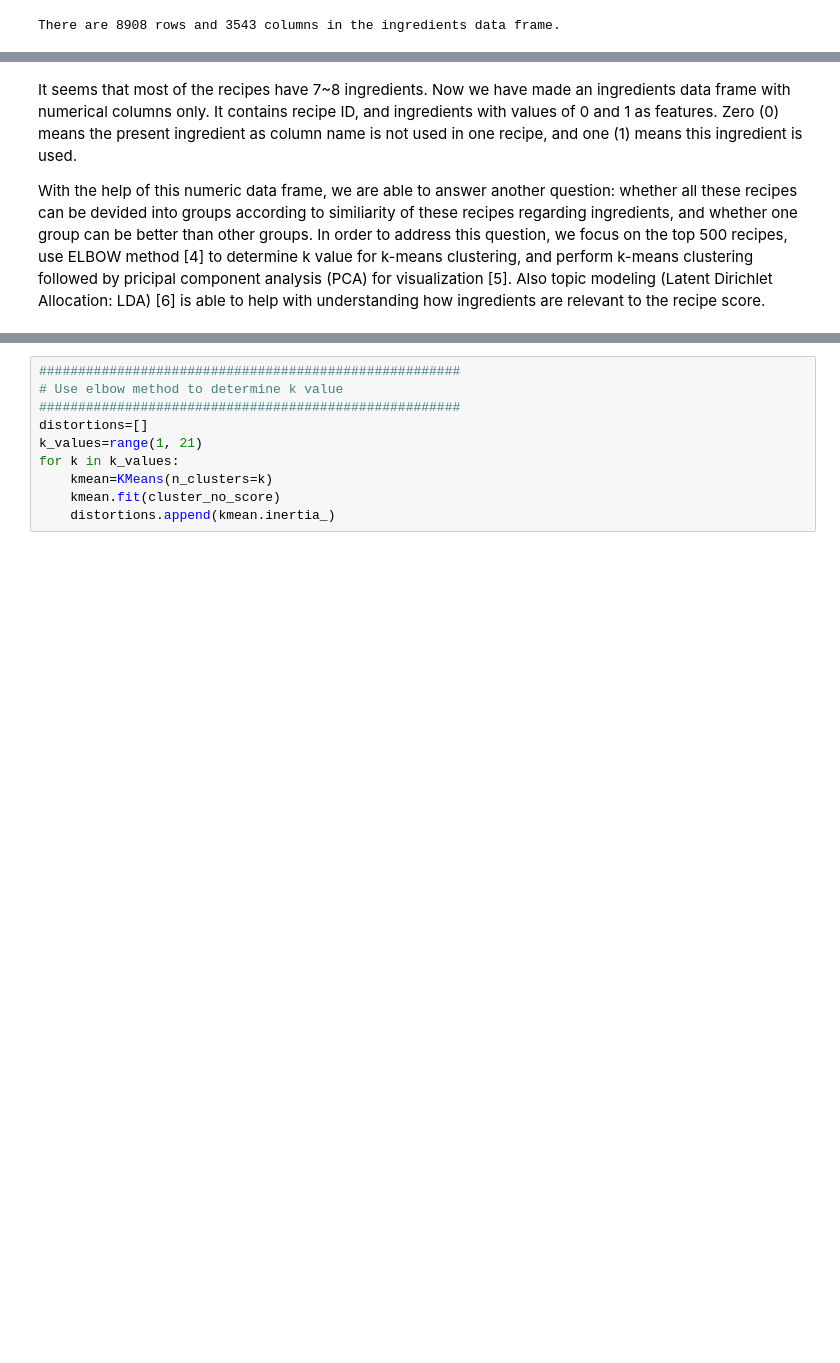
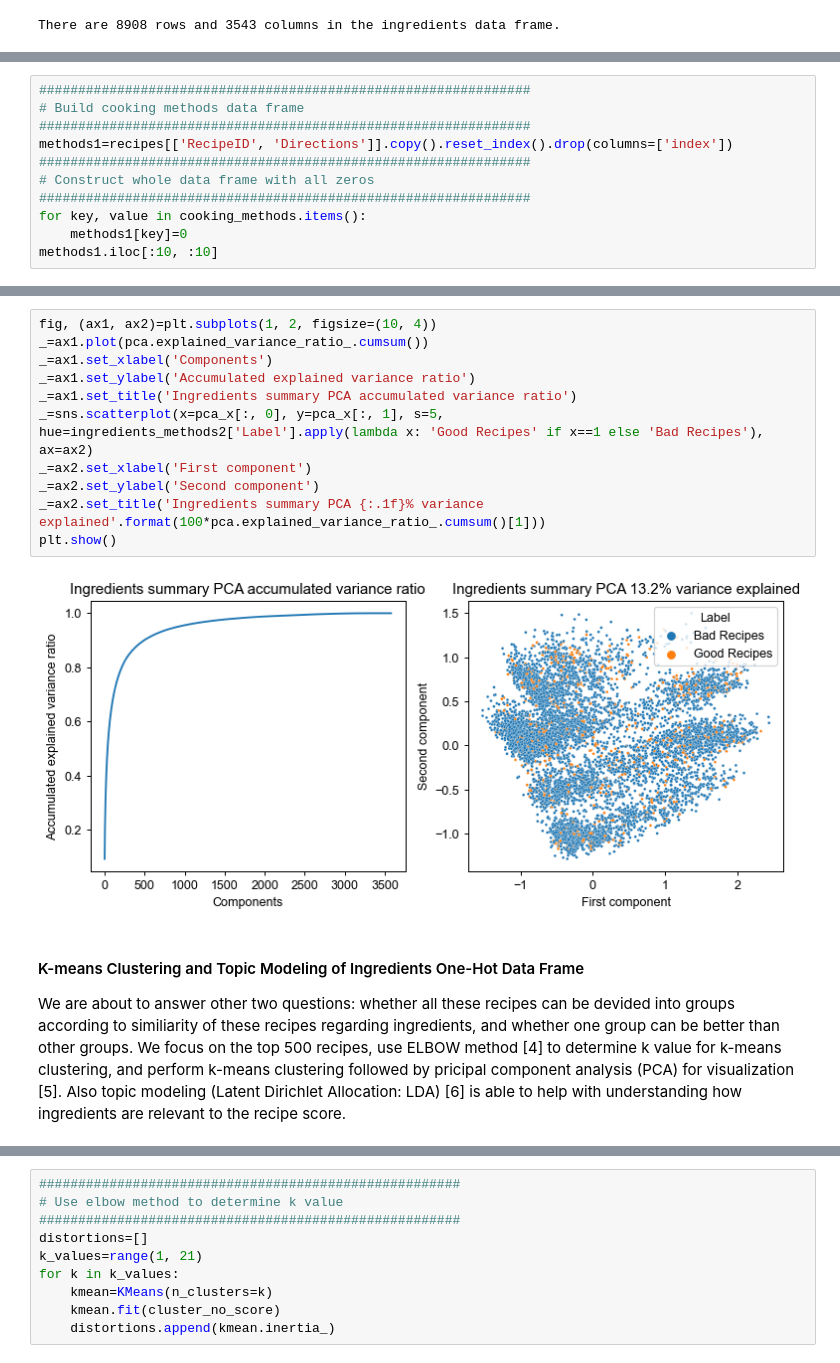
Before and after one commit to corrimare/recipe, a Jupyter notebook: notebooks/recipe.ipynb, the cells around one changed output, grey strips where cells are left out. Cells and saved outputs as stored; diff of their text form; blank space fills up the shorter version.

```diff
--- a/notebooks/recipe.ipynb
+++ b/notebooks/recipe.ipynb
@@ -742,0 +830,11 @@ plt.show()
+# %%
+###############################################################
+# Build cooking methods data frame
+###############################################################
+methods1=recipes[['RecipeID', 'Directions']].copy().reset_index().drop(columns=['index'])
+###############################################################
+# Construct whole data frame with all zeros
+###############################################################
+for key, value in cooking_methods.items():
+    methods1[key]=0
+methods1.iloc[:10, :10]
@@ -743,7 +894,20 @@ plt.show()
+# %%
+fig, (ax1, ax2)=plt.subplots(1, 2, figsize=(10, 4))
+_=ax1.plot(pca.explained_variance_ratio_.cumsum())
+_=ax1.set_xlabel('Components')
+_=ax1.set_ylabel('Accumulated explained variance ratio')
+_=ax1.set_title('Ingredients summary PCA accumulated variance ratio')
+_=sns.scatterplot(x=pca_x[:, 0], y=pca_x[:, 1], s=5, hue=ingredients_methods2['Label'].apply(lambda x: 'Good Recipes' if x==1 else 'Bad Recipes'), ax=ax2)
+_=ax2.set_xlabel('First component')
+_=ax2.set_ylabel('Second component')
+_=ax2.set_title('Ingredients summary PCA {:.1f}% variance explained'.format(100*pca.explained_variance_ratio_.cumsum()[1]))
+plt.show()
+# %% [output]
+[figure, added]
 # %% [markdown]
-It seems that most of the recipes have 7~8 ingredients. Now we have made an ingredients data frame with numerical columns only. It contains recipe ID, and ingredients with values of 0 and 1 as features. Zero (0) means the present ingredient as column name is not used in one recipe, and one (1) means this ingredient is used.
+#### K-means Clustering and Topic Modeling of Ingredients One-Hot Data Frame
 
-With the help of this numeric data frame, we are able to answer another question: whether all these recipes can be devided into groups according to similiarity of these recipes regarding ingredients, and whether one group can be better than other groups. In order to address this question, we focus on the top 500 recipes, use ELBOW method [4] to determine k value for k-means clustering, and perform k-means clustering followed by pricipal component analysis (PCA) for visualization [5]. Also topic modeling (Latent Dirichlet Allocation: LDA) [6] is able to help with understanding how ingredients are relevant to the recipe score.
+We are about to answer other two questions: whether all these recipes can be devided into groups according to similiarity of these recipes regarding ingredients, and whether one group can be better than other groups. We focus on the top 500 recipes, use ELBOW method [4] to determine k value for k-means clustering, and perform k-means clustering followed by pricipal component analysis (PCA) for visualization [5]. Also topic modeling (Latent Dirichlet Allocation: LDA) [6] is able to help with understanding how ingredients are relevant to the recipe score.
 # %%
 ##########################################################################
 # Take top 500 recipes for EDA
```
Also changed, not shown: parts of 59 cells of this notebook.
